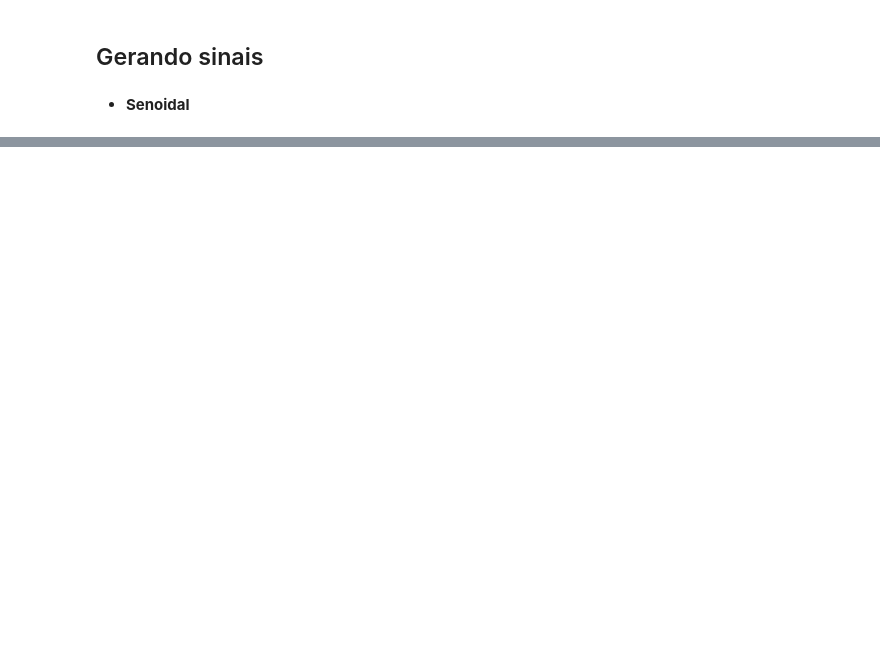
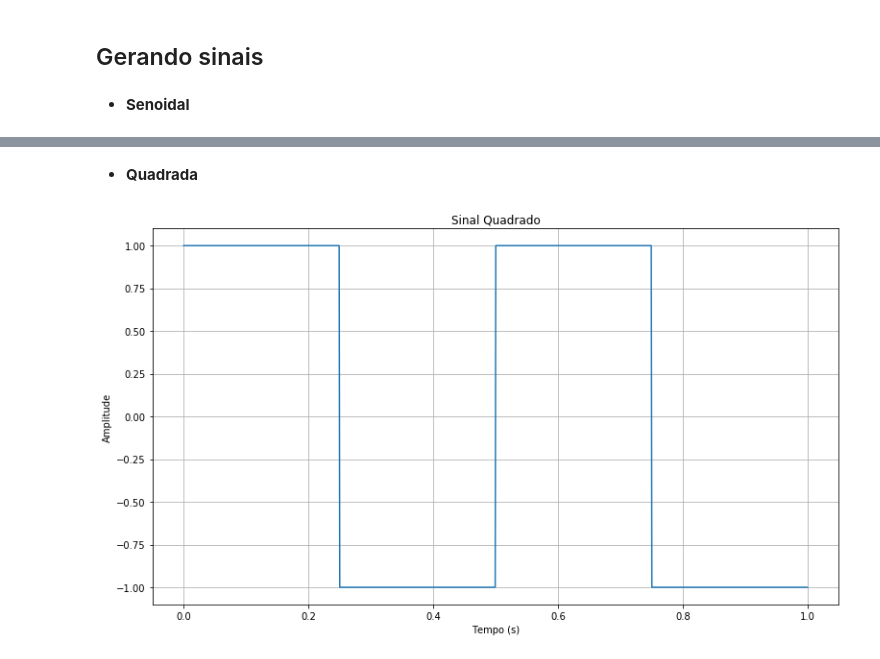
Before and after one commit to lucas-noblat/GerOndApp, a Jupyter notebook: APP/1v_GerOndApp.ipynb, the cells around one changed output, grey strips where cells are left out. Drawn from its saved outputs; the diff is of its cells as text; code cells hidden in the pictures; blank space fills up the shorter version.

```diff
--- a/APP/1v_GerOndApp.ipynb
+++ b/APP/1v_GerOndApp.ipynb
@@ -41,0 +45,11 @@ NameError: name 'seno' is not defined
+# %% [markdown]
+- **Quadrada**
+# %%
+# Gerando
+x, sinal_quadrado = fc.sinal_quadrado(amplitude=1, frequencia=2)
+
+# Plotando
+
+fc.plotar(x, sinal_quadrado, nome = 'Sinal Quadrado')
+# %% [output]
+[figure, added]
```
Also changed, not shown: parts of 8 cells of this notebook, 1 other file.
